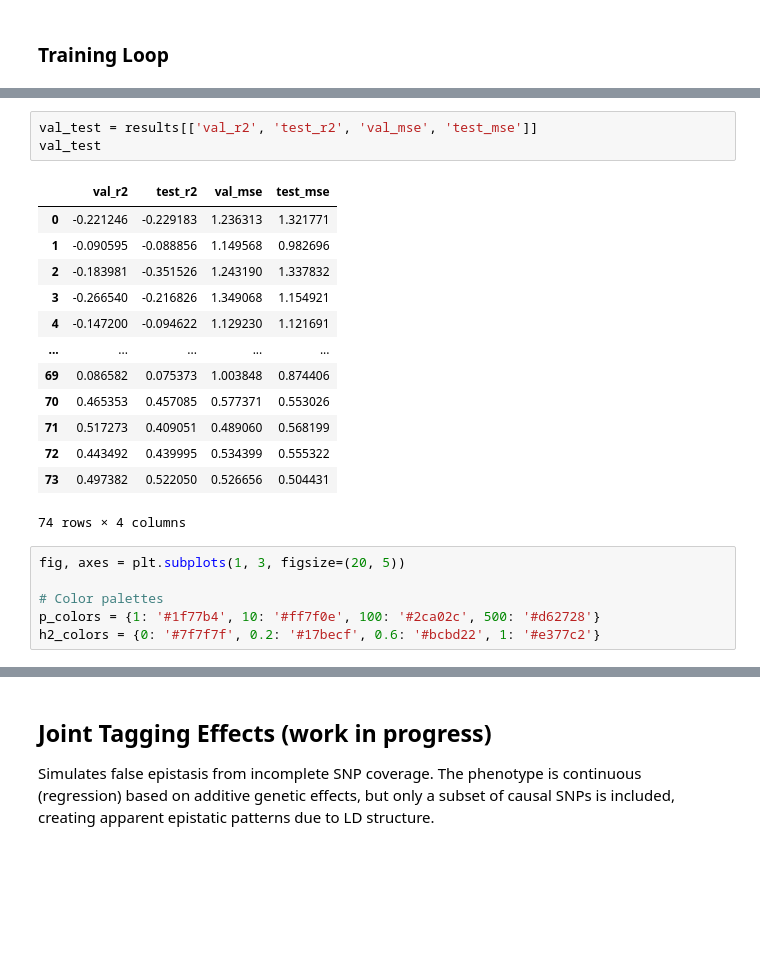
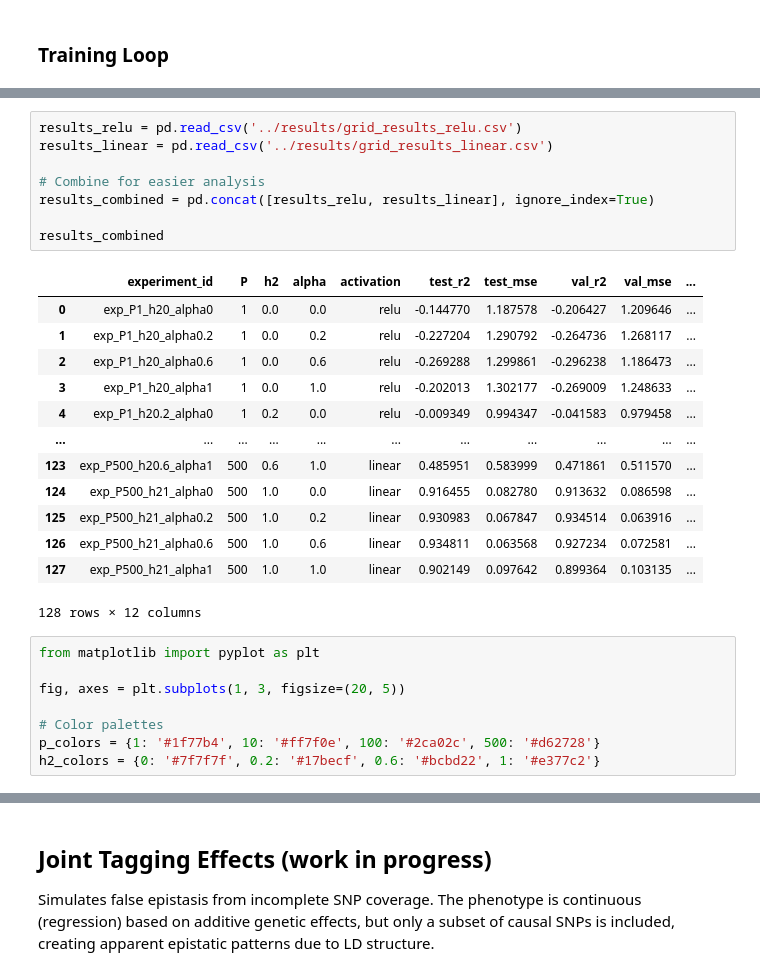
Before and after one commit to jamesh5391/GenNet, a Jupyter notebook: jupyter_notebooks/simulate_data.ipynb, the cells around one changed output, grey strips where cells are left out. Drawn from its saved outputs; the diff is of its cells as text; blank space fills up the shorter version.

Commit message:
activation function grid study

```diff
--- a/jupyter_notebooks/simulate_data.ipynb
+++ b/jupyter_notebooks/simulate_data.ipynb
@@ -508,21 +610,28 @@ for P in p_values:
 # %%
-val_test = results[['val_r2', 'test_r2', 'val_mse', 'test_mse']]
-val_test
+results_relu = pd.read_csv('../results/grid_results_relu.csv')
+results_linear = pd.read_csv('../results/grid_results_linear.csv')
+
+# Combine for easier analysis
+results_combined = pd.concat([results_relu, results_linear], ignore_index=True)
+
+results_combined
 # %% [output]
-|  | val_r2 | test_r2 | val_mse | test_mse |
-| 0 | -0.221246 | -0.229183 | 1.236313 | 1.321771 |
-| 1 | -0.090595 | -0.088856 | 1.149568 | 0.982696 |
-| 2 | -0.183981 | -0.351526 | 1.243190 | 1.337832 |
-| 3 | -0.266540 | -0.216826 | 1.349068 | 1.154921 |
-| 4 | -0.147200 | -0.094622 | 1.129230 | 1.121691 |
-| ... | ... | ... | ... | ... |
-| 69 | 0.086582 | 0.075373 | 1.003848 | 0.874406 |
-| 70 | 0.465353 | 0.457085 | 0.577371 | 0.553026 |
-| 71 | 0.517273 | 0.409051 | 0.489060 | 0.568199 |
-| 72 | 0.443492 | 0.439995 | 0.534399 | 0.555322 |
-| 73 | 0.497382 | 0.522050 | 0.526656 | 0.504431 |
+|  | experiment_id | P | h2 | alpha | activation | test_r2 | test_mse | val_r2 | val_mse | ... |
+| 0 | exp_P1_h20_alpha0 | 1 | 0.0 | 0.0 | relu | -0.144770 | 1.187578 | -0.206427 | 1.209646 | ... |
+| 1 | exp_P1_h20_alpha0.2 | 1 | 0.0 | 0.2 | relu | -0.227204 | 1.290792 | -0.264736 | 1.268117 | ... |
+| 2 | exp_P1_h20_alpha0.6 | 1 | 0.0 | 0.6 | relu | -0.269288 | 1.299861 | -0.296238 | 1.186473 | ... |
+| 3 | exp_P1_h20_alpha1 | 1 | 0.0 | 1.0 | relu | -0.202013 | 1.302177 | -0.269009 | 1.248633 | ... |
+| 4 | exp_P1_h20.2_alpha0 | 1 | 0.2 | 0.0 | relu | -0.009349 | 0.994347 | -0.041583 | 0.979458 | ... |
+| ... | ... | ... | ... | ... | ... | ... | ... | ... | ... | ... |
+| 123 | exp_P500_h20.6_alpha1 | 500 | 0.6 | 1.0 | linear | 0.485951 | 0.583999 | 0.471861 | 0.511570 | ... |
+| 124 | exp_P500_h21_alpha0 | 500 | 1.0 | 0.0 | linear | 0.916455 | 0.082780 | 0.913632 | 0.086598 | ... |
+| 125 | exp_P500_h21_alpha0.2 | 500 | 1.0 | 0.2 | linear | 0.930983 | 0.067847 | 0.934514 | 0.063916 | ... |
+| 126 | exp_P500_h21_alpha0.6 | 500 | 1.0 | 0.6 | linear | 0.934811 | 0.063568 | 0.927234 | 0.072581 | ... |
+| 127 | exp_P500_h21_alpha1 | 500 | 1.0 | 1.0 | linear | 0.902149 | 0.097642 | 0.899364 | 0.103135 | ... |
-74 rows × 4 columns
+128 rows × 12 columns
 # %%
+from matplotlib import pyplot as plt
+
 fig, axes = plt.subplots(1, 3, figsize=(20, 5))
 
 # Color palettes
```
Also changed, not shown: parts of 13 cells of this notebook, 4 other files.
